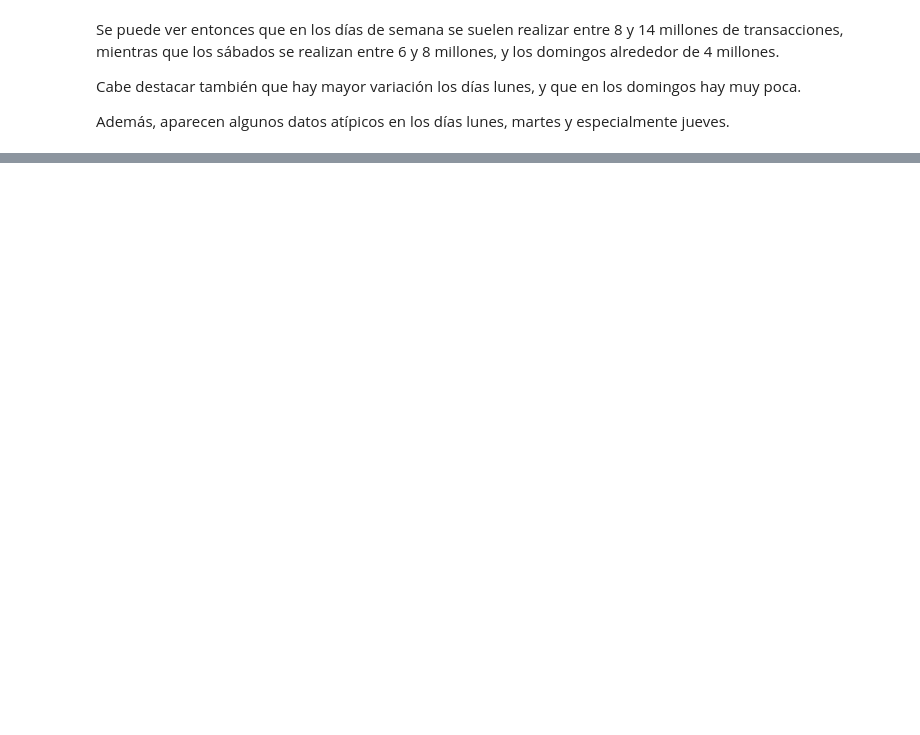
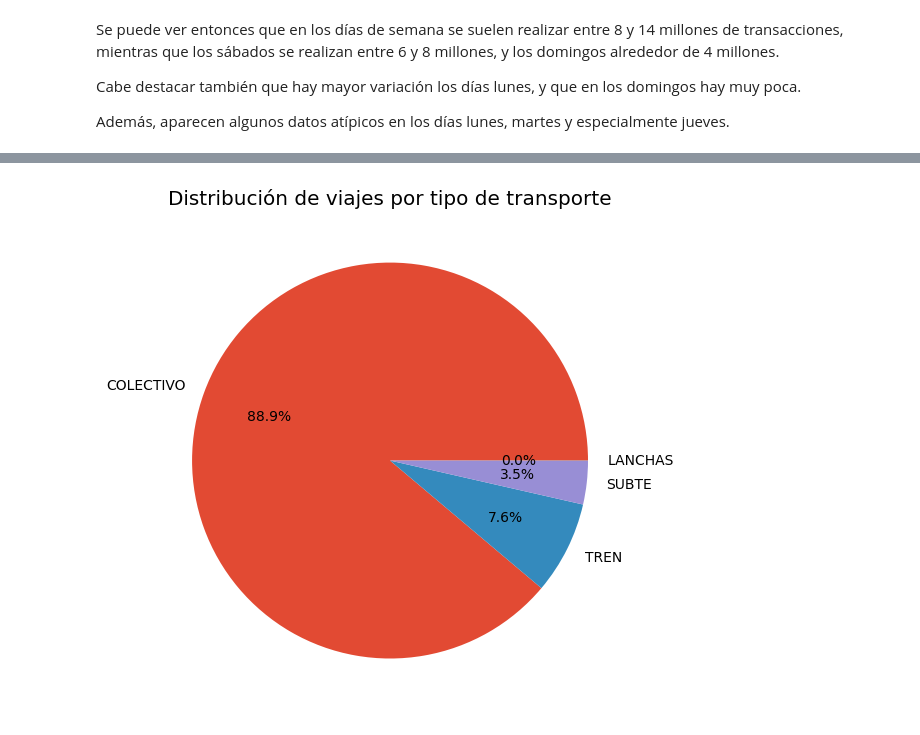
Before and after one commit to NachoGalle/Analisis-del-transporte-publico-en-Argentina, a Jupyter notebook: notebooks/eda_1.ipynb, the cells around one changed output, grey strips where cells are left out. Saved outputs shown, nothing was run; the diff lists cells and outputs as text; code cells hidden in the pictures; blank space fills up the shorter version.

```diff
--- a/notebooks/eda_1.ipynb
+++ b/notebooks/eda_1.ipynb
@@ -128,3 +132,6 @@ Se puede ver entonces que en los días de semana se suelen realizar entre 8 y 14
 Cabe destacar también que hay mayor variación los días lunes, y que en los domingos hay muy poca.
 
 Además, aparecen algunos datos atípicos en los días lunes, martes y especialmente jueves.
+# %%
+df_tipos = df.groupby(['DIA_TRANSPORTE', 'TIPO_TRANSPORTE'], as_index=False)['CANTIDAD'].sum()
+df_tipos.head()
@@ -130,0 +145,10 @@ Además, aparecen algunos datos atípicos en los días lunes, martes y especialm
+# %%
+df_tipos_total = df_tipos.groupby('TIPO_TRANSPORTE')['CANTIDAD'].sum().sort_values(ascending=False)
+
+fig, ax = plt.subplots(figsize=(6, 6))
+ax.pie(df_tipos_total.values, labels=df_tipos_total.index, autopct='%1.1f%%', startangle=0,labeldistance=1.1,pctdistance=0.65)
+ax.set_title('Distribución de viajes por tipo de transporte')
+plt.tight_layout()
+plt.show()
+# %% [output]
+[figure, added]
```
Also changed, not shown: parts of 13 cells of this notebook.
